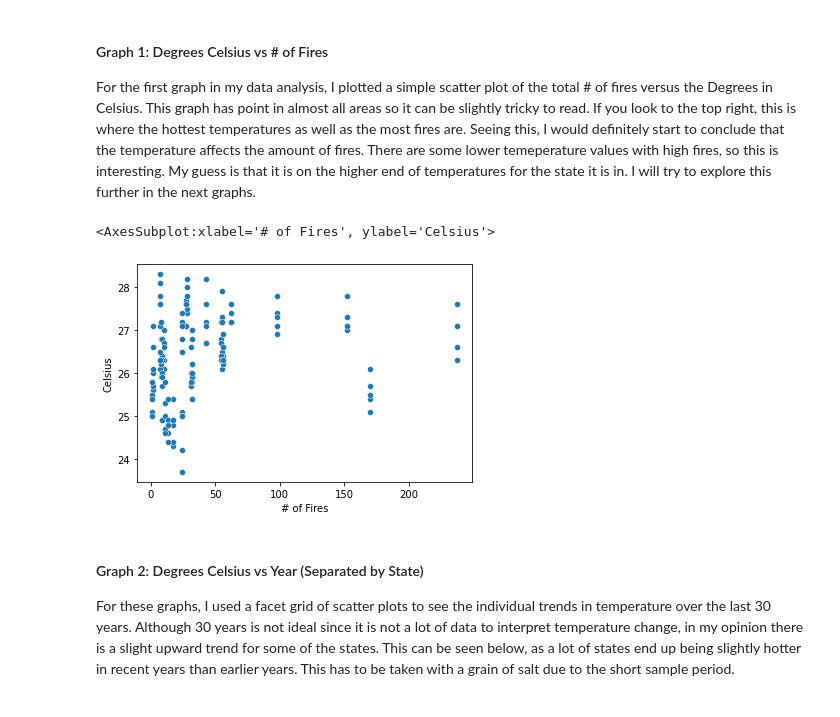
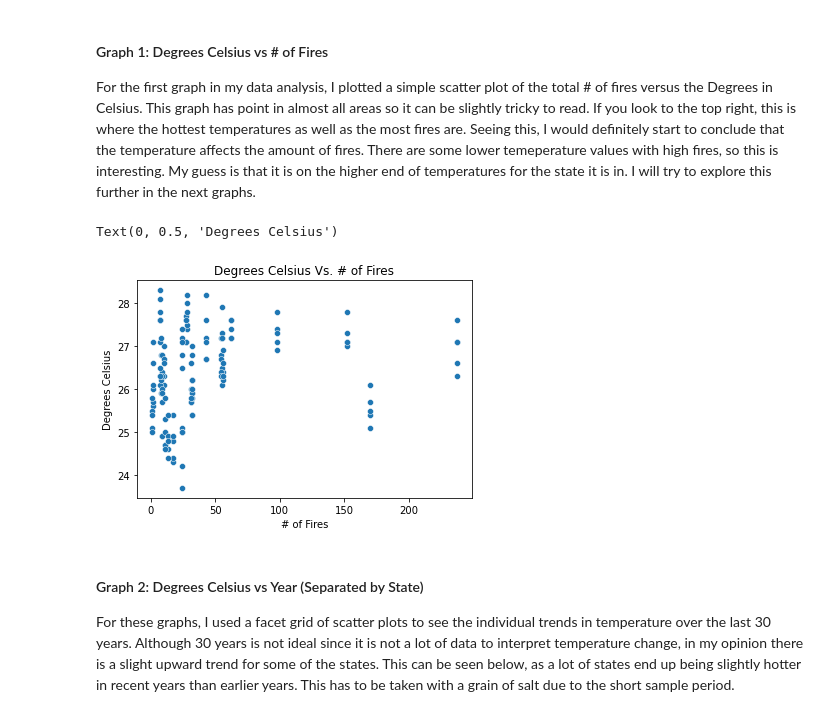
Before and after one commit to data301-2021-summer2/project-group41-project, a Jupyter notebook: analysis/Final_Analysis_Combined.ipynb, the cells around one changed output. Drawn from its saved outputs; the diff is of its cells as text; code cells hidden in the pictures.

```diff
--- a/analysis/Final_Analysis_Combined.ipynb
+++ b/analysis/Final_Analysis_Combined.ipynb
@@ -241,9 +246,12 @@ dffinal8 = dffinal.drop(dffinal[dffinal.index <= 932].index)
 For the first graph in my data analysis, I plotted a simple scatter plot of the total # of fires versus the Degrees in Celsius. This graph has point in almost all areas so it can be slightly tricky to read. If you look to the top right, this is where the hottest temperatures as well as the most fires are. Seeing this, I would definitely start to conclude that the temperature affects the amount of fires. There are some lower temeperature values with high fires, so this is interesting. My guess is that it is on the higher end of temperatures for the state it is in. I will try to explore this further in the next graphs.
 # %%
 sns.scatterplot(x='# of Fires', y='Celsius',data = dffinal1)
+plt.title('Degrees Celsius Vs. # of Fires')
+plt.xlabel('# of Fires')
+plt.ylabel('Degrees Celsius')
 # %% [output]
-<AxesSubplot:xlabel='# of Fires', ylabel='Celsius'>
+Text(0, 0.5, 'Degrees Celsius')
-[figure, old version]
+[figure, new version]
 # %% [markdown]
 #### Graph 2: Degrees Celsius vs Year (Separated by State)
 For these graphs, I used a facet grid of scatter plots to see the individual trends in temperature over the last 30 years. Although 30 years is not ideal since it is not a lot of data to interpret temperature change, in my opinion there is a slight upward trend for some of the states. This can be seen below, as a lot of states end up being slightly hotter in recent years than earlier years. This has to be taken with a grain of salt due to the short sample period.
```
Also changed, not shown: parts of 15 cells of this notebook.
